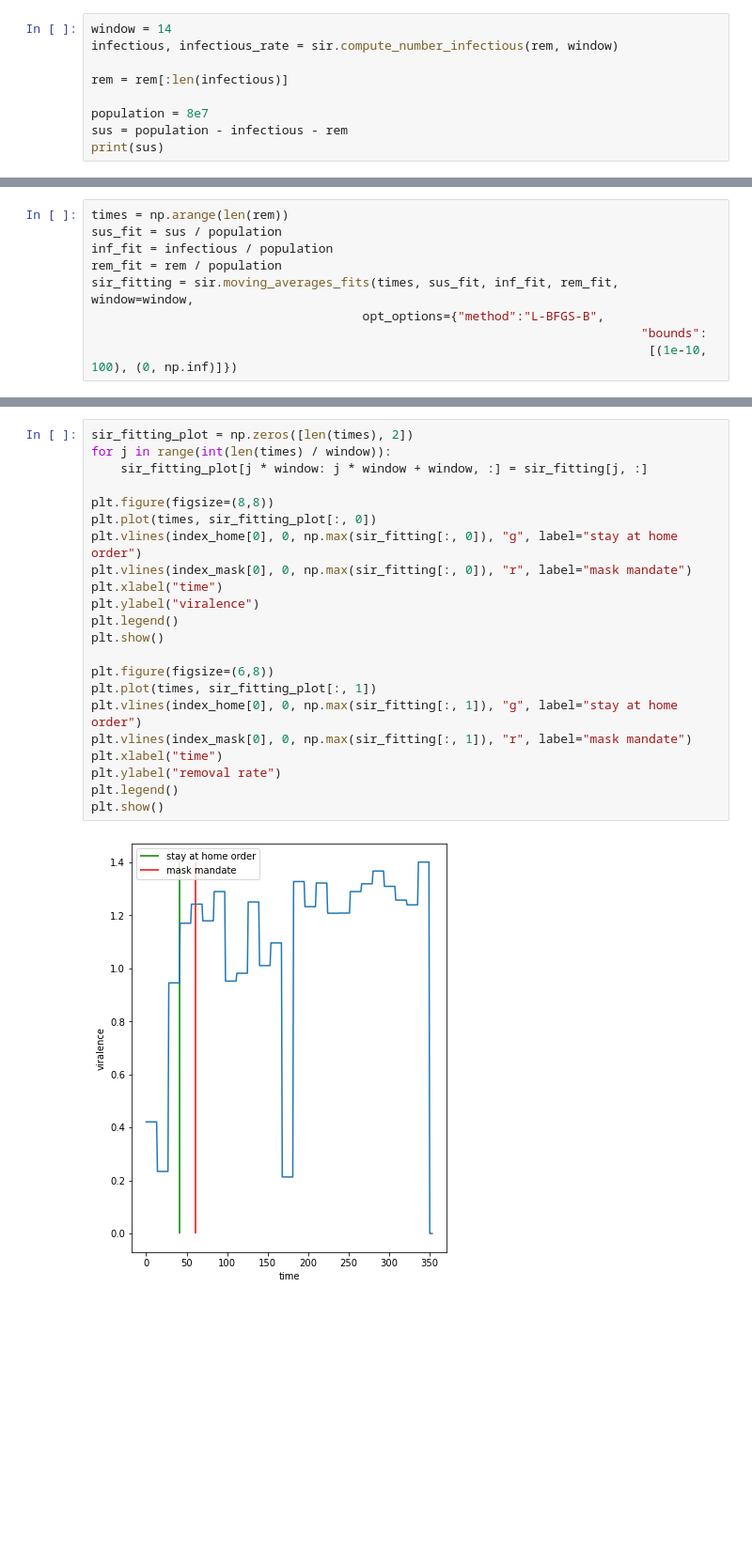
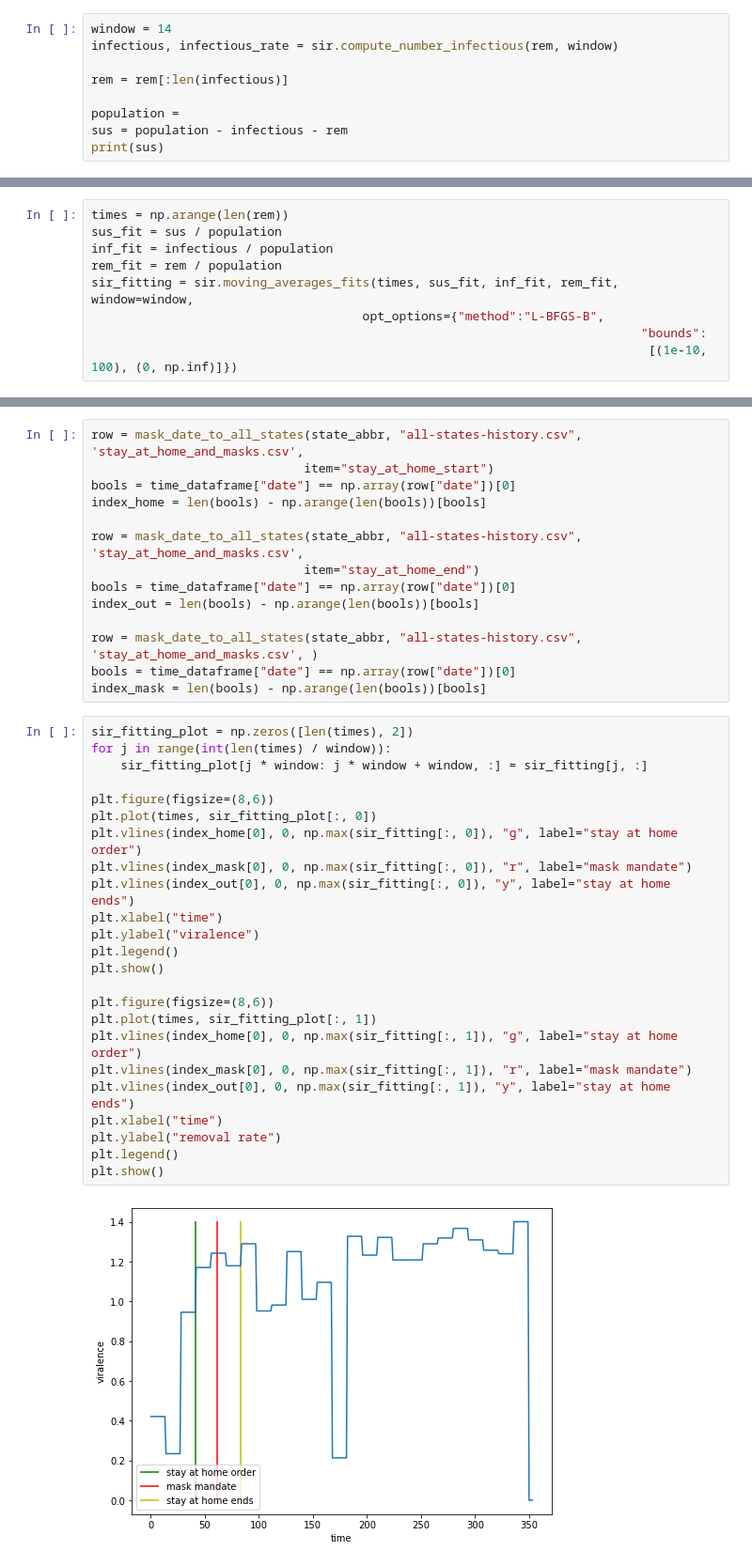
Before and after one commit to JeromeTroy/gsg_project_5, a Jupyter notebook: Presentation Demonstration.ipynb, the cells around one changed output, grey strips where cells are left out. Shown at 94% size. Cells and saved outputs as stored; diff of their text form; blank space fills up the shorter version.

```diff
--- a/Presentation Demonstration.ipynb
+++ b/Presentation Demonstration.ipynb
@@ -76,7 +76,7 @@ infectious, infectious_rate = sir.compute_number_infectious(rem, window)
 
 rem = rem[:len(infectious)]
 
-population = 8e7
+population =
 sus = population - infectious - rem
 print(sus)
 # %% [output]
@@ -154,24 +145,40 @@ index_mask = len(bools) - np.arange(len(bools))[bools]
+# %%
+row = mask_date_to_all_states(state_abbr, "all-states-history.csv", 'stay_at_home_and_masks.csv',
+                             item="stay_at_home_start")
+bools = time_dataframe["date"] == np.array(row["date"])[0]
+index_home = len(bools) - np.arange(len(bools))[bools]
+
+row = mask_date_to_all_states(state_abbr, "all-states-history.csv", 'stay_at_home_and_masks.csv',
+                             item="stay_at_home_end")
+bools = time_dataframe["date"] == np.array(row["date"])[0]
+index_out = len(bools) - np.arange(len(bools))[bools]
+
+row = mask_date_to_all_states(state_abbr, "all-states-history.csv", 'stay_at_home_and_masks.csv', )
+bools = time_dataframe["date"] == np.array(row["date"])[0]
+index_mask = len(bools) - np.arange(len(bools))[bools]
 # %%
 sir_fitting_plot = np.zeros([len(times), 2])
 for j in range(int(len(times) / window)):
     sir_fitting_plot[j * window: j * window + window, :] = sir_fitting[j, :]
 
-plt.figure(figsize=(8,8))
+plt.figure(figsize=(8,6))
 plt.plot(times, sir_fitting_plot[:, 0])
 plt.vlines(index_home[0], 0, np.max(sir_fitting[:, 0]), "g", label="stay at home order")
 plt.vlines(index_mask[0], 0, np.max(sir_fitting[:, 0]), "r", label="mask mandate")
+plt.vlines(index_out[0], 0, np.max(sir_fitting[:, 0]), "y", label="stay at home ends")
 plt.xlabel("time")
 plt.ylabel("viralence")
 plt.legend()
 plt.show()
 
-plt.figure(figsize=(6,8))
+plt.figure(figsize=(8,6))
 plt.plot(times, sir_fitting_plot[:, 1])
 plt.vlines(index_home[0], 0, np.max(sir_fitting[:, 1]), "g", label="stay at home order")
 plt.vlines(index_mask[0], 0, np.max(sir_fitting[:, 1]), "r", label="mask mandate")
+plt.vlines(index_out[0], 0, np.max(sir_fitting[:, 1]), "y", label="stay at home ends")
 plt.xlabel("time")
 plt.ylabel("removal rate")
 plt.legend()
 plt.show()
 # %% [output]
-[figure, old version]
+[figure, new version]
```
Also changed, not shown: parts of 2 cells of this notebook.
